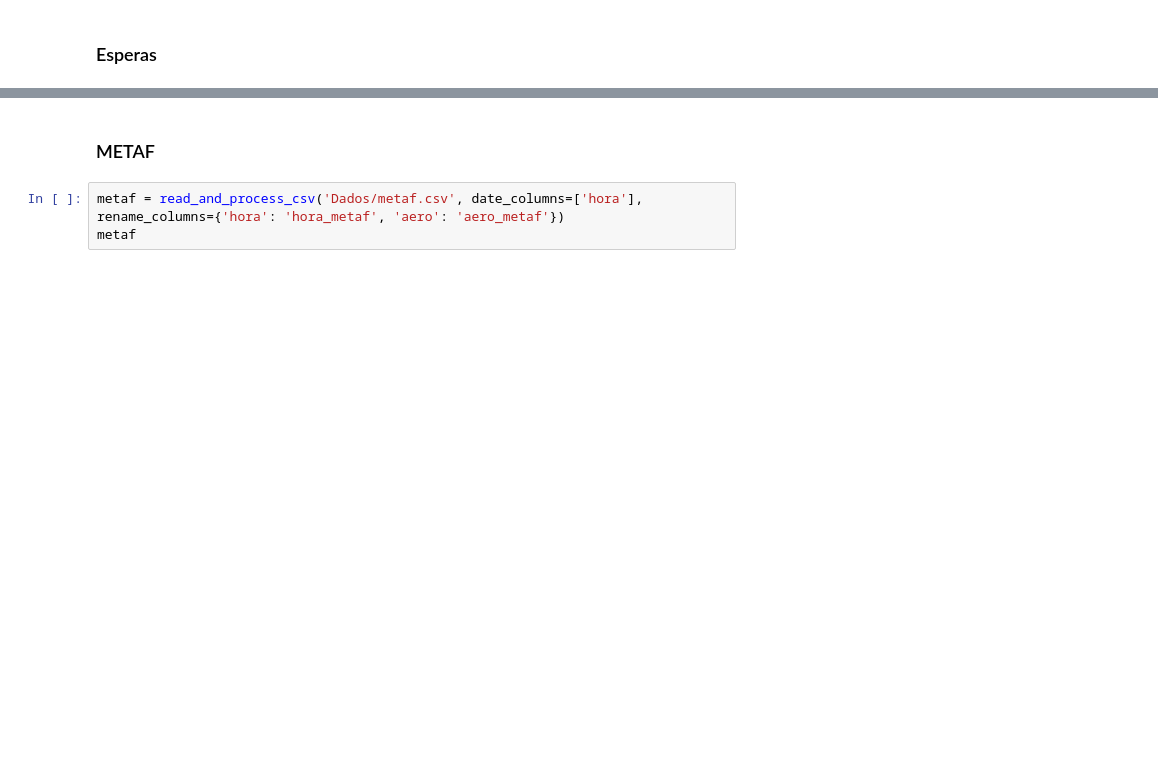
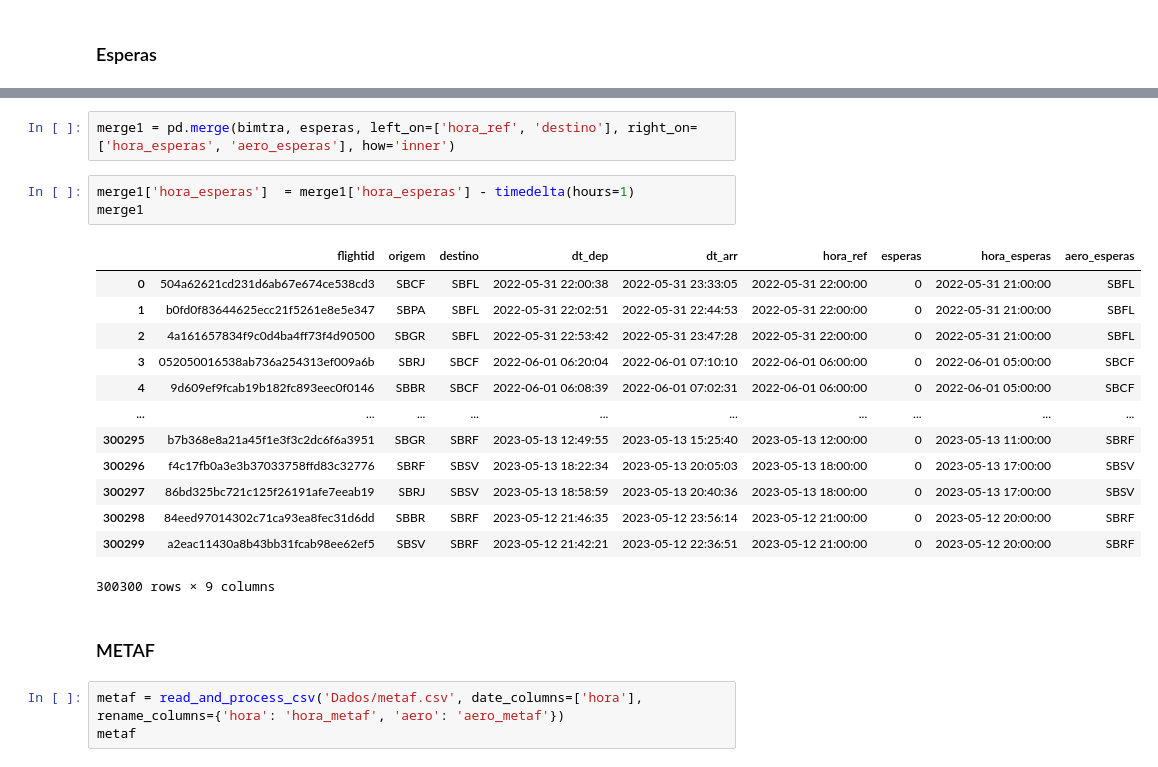
Before and after one commit to UFRJ-Analytica/competicao-ita, a Jupyter notebook: main.ipynb, the cells around one changed output, grey strips where cells are left out. Cells and saved outputs as stored; diff of their text form; blank space fills up the shorter version.

```diff
--- a/main.ipynb
+++ b/main.ipynb
@@ -111,3 +151,22 @@ esperas
+# %%
+merge1 = pd.merge(bimtra, esperas, left_on=['hora_ref', 'destino'], right_on=['hora_esperas', 'aero_esperas'], how='inner')
+# %%
+merge1['hora_esperas']  = merge1['hora_esperas'] - timedelta(hours=1)
+merge1
+# %% [output]
+|  | flightid | origem | destino | dt_dep | dt_arr | hora_ref | esperas | hora_esperas | aero_esperas |
+| 0 | 504a62621cd231d6ab67e674ce538cd3 | SBCF | SBFL | 2022-05-31 22:00:38 | 2022-05-31 23:33:05 | 2022-05-31 22:00:00 | 0 | 2022-05-31 21:00:00 | SBFL |
+| 1 | b0fd0f83644625ecc21f5261e8e5e347 | SBPA | SBFL | 2022-05-31 22:02:51 | 2022-05-31 22:44:53 | 2022-05-31 22:00:00 | 0 | 2022-05-31 21:00:00 | SBFL |
+| 2 | 4a161657834f9c0d4ba4ff73f4d90500 | SBGR | SBFL | 2022-05-31 22:53:42 | 2022-05-31 23:47:28 | 2022-05-31 22:00:00 | 0 | 2022-05-31 21:00:00 | SBFL |
+| 3 | 052050016538ab736a254313ef009a6b | SBRJ | SBCF | 2022-06-01 06:20:04 | 2022-06-01 07:10:10 | 2022-06-01 06:00:00 | 0 | 2022-06-01 05:00:00 | SBCF |
+| 4 | 9d609ef9fcab19b182fc893eec0f0146 | SBBR | SBCF | 2022-06-01 06:08:39 | 2022-06-01 07:02:31 | 2022-06-01 06:00:00 | 0 | 2022-06-01 05:00:00 | SBCF |
+| ... | ... | ... | ... | ... | ... | ... | ... | ... | ... |
+| 300295 | b7b368e8a21a45f1e3f3c2dc6f6a3951 | SBGR | SBRF | 2023-05-13 12:49:55 | 2023-05-13 15:25:40 | 2023-05-13 12:00:00 | 0 | 2023-05-13 11:00:00 | SBRF |
+| 300296 | f4c17fb0a3e3b37033758ffd83c32776 | SBRF | SBSV | 2023-05-13 18:22:34 | 2023-05-13 20:05:03 | 2023-05-13 18:00:00 | 0 | 2023-05-13 17:00:00 | SBSV |
+| 300297 | 86bd325bc721c125f26191afe7eeab19 | SBRJ | SBSV | 2023-05-13 18:58:59 | 2023-05-13 20:40:36 | 2023-05-13 18:00:00 | 0 | 2023-05-13 17:00:00 | SBSV |
+| 300298 | 84eed97014302c71ca93ea8fec31d6dd | SBBR | SBRF | 2023-05-12 21:46:35 | 2023-05-12 23:56:14 | 2023-05-12 21:00:00 | 0 | 2023-05-12 20:00:00 | SBRF |
+| 300299 | a2eac11430a8b43bb31fcab98ee62ef5 | SBSV | SBRF | 2023-05-12 21:42:21 | 2023-05-12 22:36:51 | 2023-05-12 21:00:00 | 0 | 2023-05-12 20:00:00 | SBRF |
+300300 rows × 9 columns
 # %% [markdown]
 ### METAF
 # %%
```
Also changed, not shown: parts of 13 cells of this notebook, 1 other file.
